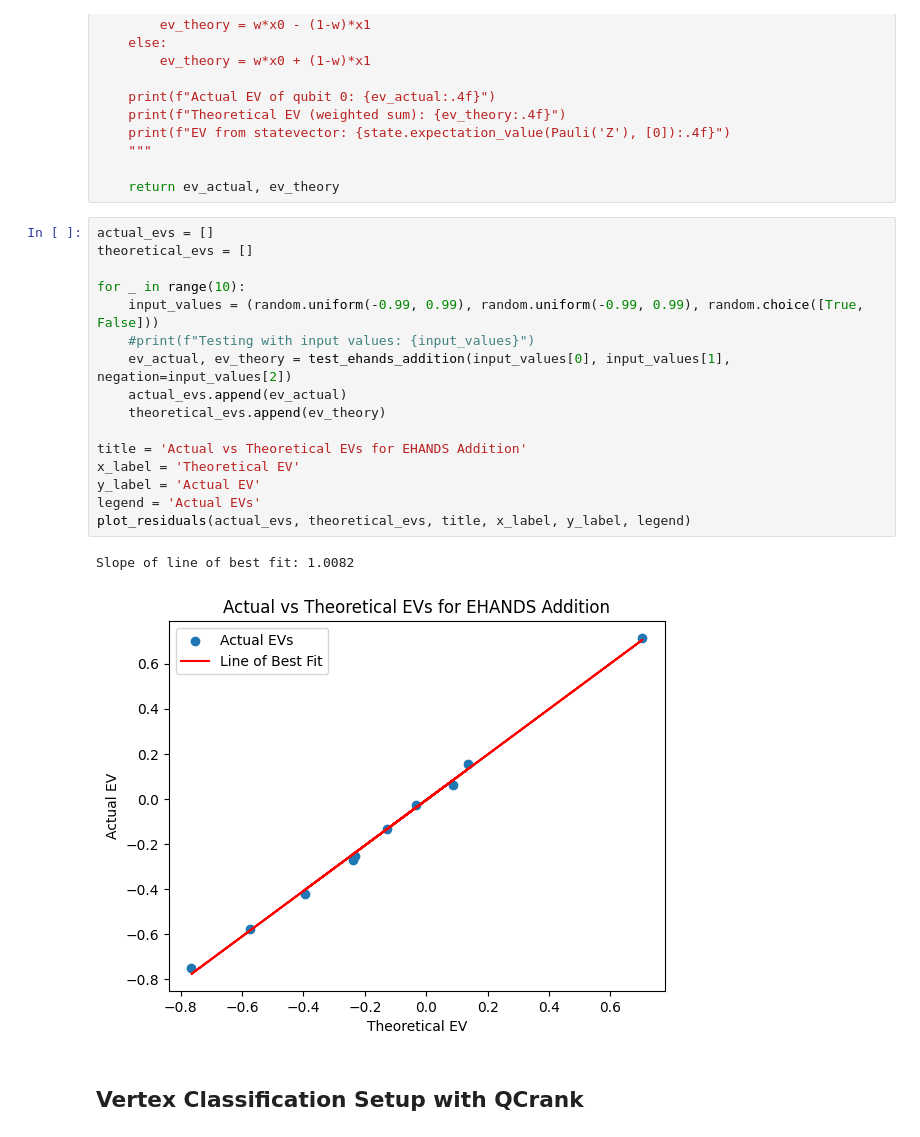
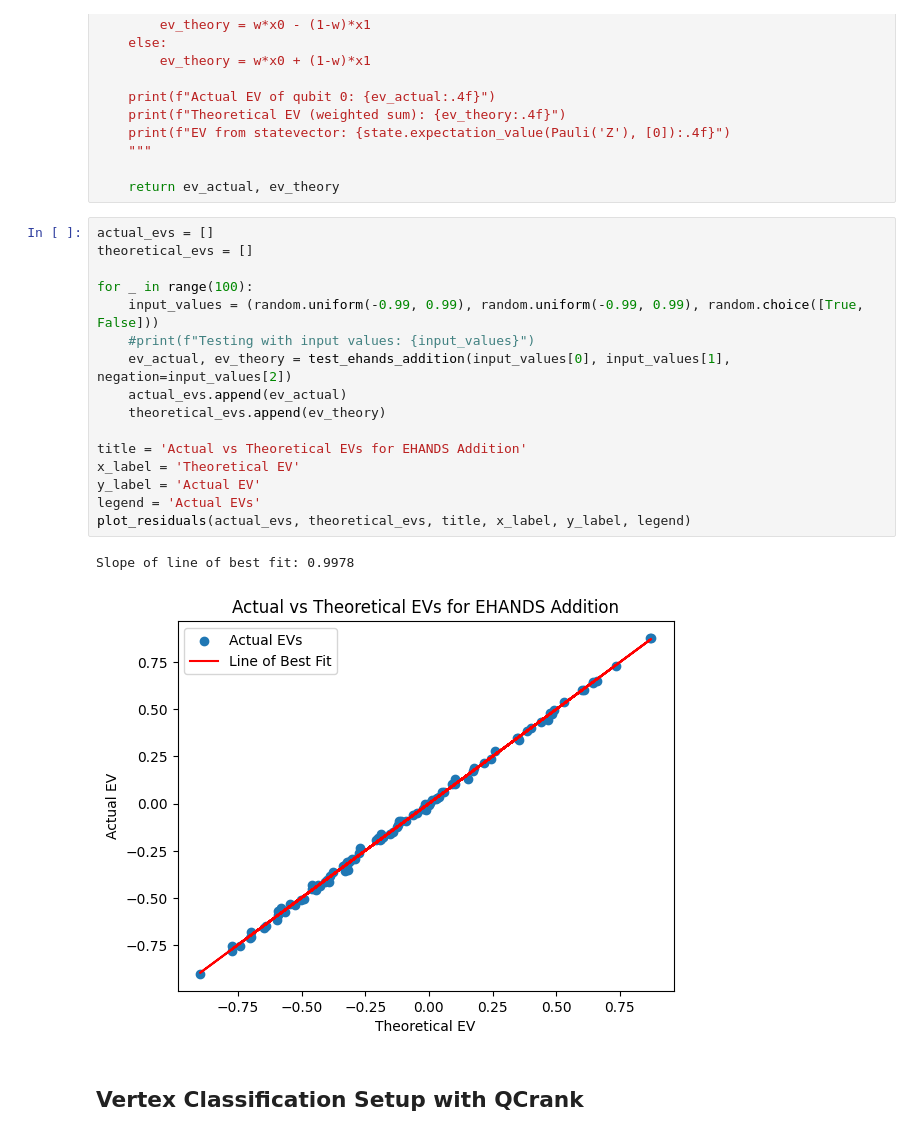
Before and after one commit to Burned357Waffles/Marching-Qubes-Thesis, a Jupyter notebook: ehands_qcrank_exploration.ipynb, the cells around one changed output. Drawn from its saved outputs; the diff is of its cells as text.

```diff
--- a/ehands_qcrank_exploration.ipynb
+++ b/ehands_qcrank_exploration.ipynb
@@ -234,22 +234,22 @@ def test_ehands_addition(x0, x1, negation):
 # %%
 actual_evs = []
 theoretical_evs = []
 
-for _ in range(10):
+for _ in range(100):
     input_values = (random.uniform(-0.99, 0.99), random.uniform(-0.99, 0.99), random.choice([True, False]))
     #print(f"Testing with input values: {input_values}")
     ev_actual, ev_theory = test_ehands_addition(input_values[0], input_values[1], negation=input_values[2])
     actual_evs.append(ev_actual)
     theoretical_evs.append(ev_theory)
 
 title = 'Actual vs Theoretical EVs for EHANDS Addition'
 x_label = 'Theoretical EV'
 y_label = 'Actual EV'
 legend = 'Actual EVs'
 plot_residuals(actual_evs, theoretical_evs, title, x_label, y_label, legend)
 # %% [output]
-Slope of line of best fit: 1.0082
+Slope of line of best fit: 0.9978
-[figure, old version]
+[figure, new version]
 # %% [markdown]
 ## Vertex Classification Setup with QCrank
 # %%
```
Also changed, not shown: parts of 3 cells of this notebook.
